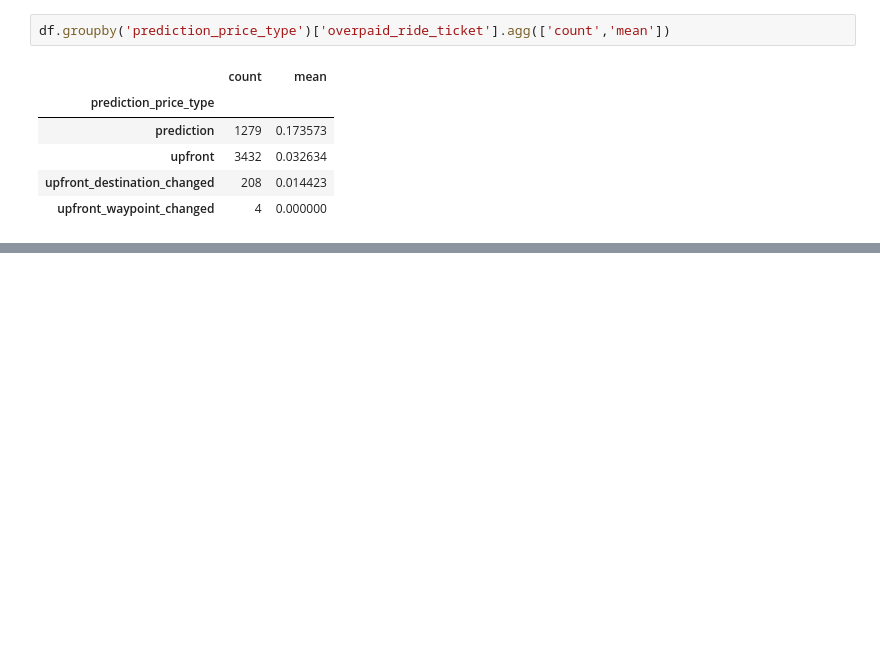
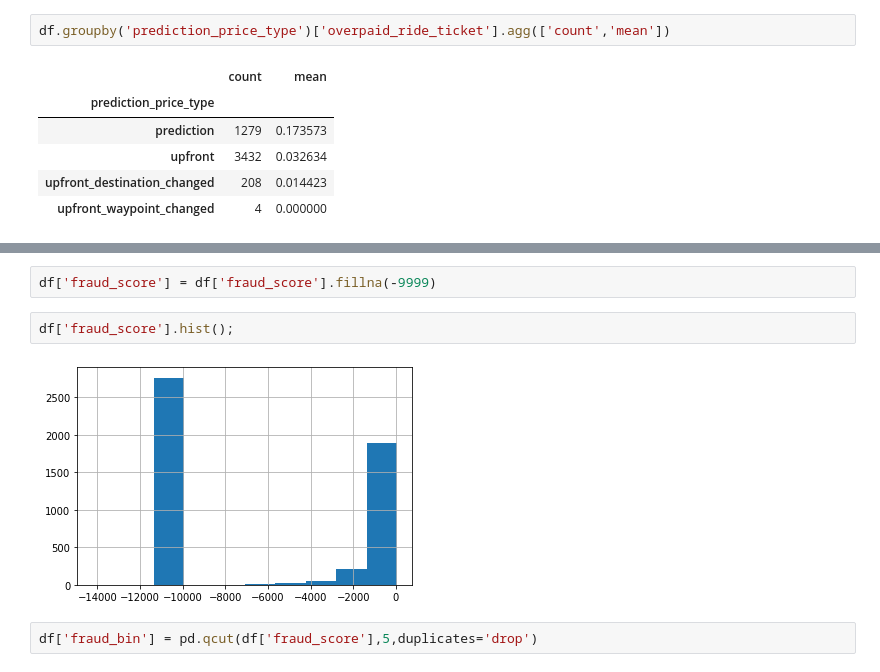
Before and after one commit to Starburned7/data-analytics-projects, a Jupyter notebook: taxi_data_analysis.ipynb, the cells around one changed output, grey strips where cells are left out. Saved outputs shown, nothing was run; the diff lists cells and outputs as text; blank space fills up the shorter version.

```diff
--- a/taxi_data_analysis.ipynb
+++ b/taxi_data_analysis.ipynb
@@ -457,0 +495,8 @@ df.groupby('prediction_price_type')['overpaid_ride_ticket'].agg(['count','mean']
+# %%
+df['fraud_score'] = df['fraud_score'].fillna(-9999)
+# %%
+df['fraud_score'].hist();
+# %% [output]
+[figure, added]
+# %%
+df['fraud_bin'] = pd.qcut(df['fraud_score'],5,duplicates='drop')
```
Also changed, not shown: parts of 14 cells of this notebook.
